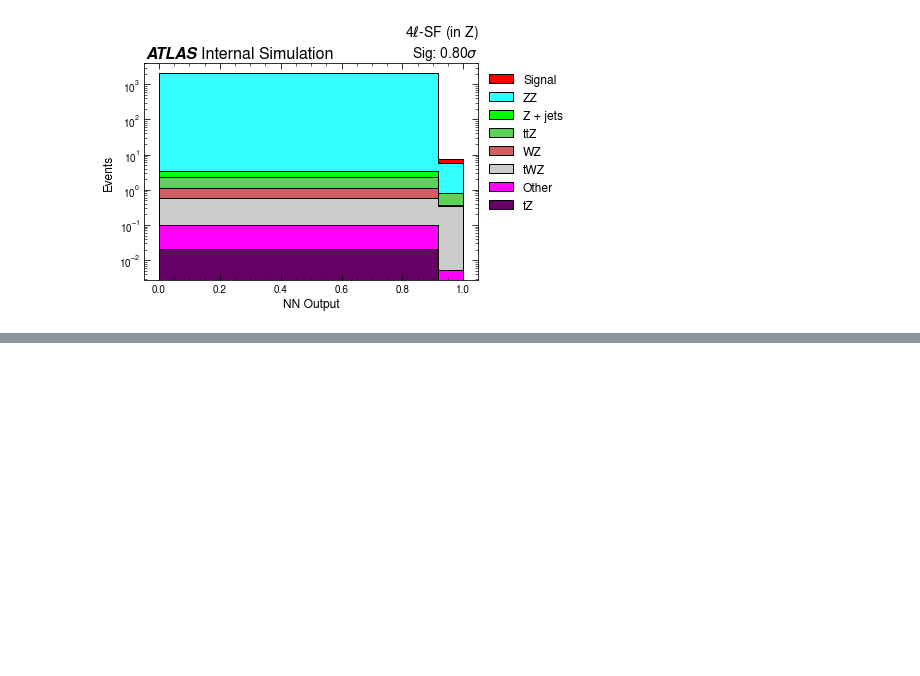
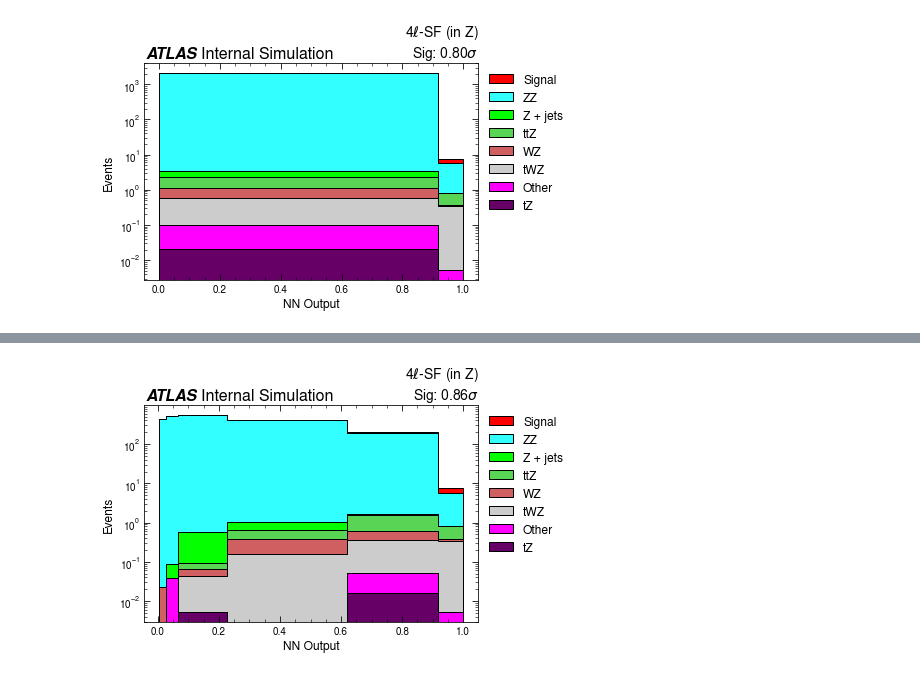
Before and after one commit to Moelf/WVZAnalysis.jl, a Jupyter notebook: kees_code/sig_scan_tests/sig_scans_SF_inZ.ipynb, the cells around one changed output, grey strips where cells are left out. Cells and saved outputs as stored; diff of their text form; code cells hidden in the pictures; blank space fills up the shorter version.

Commit message:
Finished significance scan tests

```diff
--- a/kees_code/sig_scan_tests/sig_scans_SF_inZ.ipynb
+++ b/kees_code/sig_scan_tests/sig_scans_SF_inZ.ipynb
@@ -267,0 +319,16 @@ plot_util.make_nn_output_source_plot(bg_tZ_sample,
+# %%
+bin_significances = [0] * (len(bin_edges) - 1)
+
+for i in range(len(bin_edges) - 1):
+    bin_start = bin_edges[i]
+    bin_end = bin_edges[i + 1]
+
+    bin_events = combined_data[(combined_data.nn_out > bin_start)&(combined_data.nn_out < bin_end)]
+    n_sig = np.sum(bin_events[bin_events.is_signal == 1].wgt)
+    n_bg = np.sum(bin_events[bin_events.is_signal == 0].wgt)
+
+    bin_significances[i] = util.significance(n_sig, n_bg)
+    print('Bin', i+1, 'significance:', bin_significances[i], 'sigma')
+
+total_sig = np.sqrt(np.sum(np.square(bin_significances)))
+print('Total significance:', total_sig, 'sigma')
@@ -267,0 +343,39 @@ plot_util.make_nn_output_source_plot(bg_tZ_sample,
+# %%
+bg_sample = combined_data[combined_data.is_signal == 0]
+sig_sample = combined_data[combined_data.is_signal == 1]
+
+bg_ZZ_sample = bg_sample[bg_sample.source == 'ZZ']
+bg_Zjets_sample = bg_sample[bg_sample.source == 'Z + jets']
+bg_ttZ_sample = bg_sample[bg_sample.source == 'ttZ']
+bg_WZ_sample = bg_sample[bg_sample.source == 'WZ']
+bg_tWZ_sample = bg_sample[bg_sample.source == 'tWZ']
+bg_other_sample = bg_sample[bg_sample.source == 'Other']
+# bg_Zgamma_sample = bg_sample[bg_sample.source == 'Z + gamma']
+bg_tZ_sample = bg_sample[bg_sample.source == 'tZ']
+
+color_palette = plot_util.color_scheme
+colors = [color_palette['tZ'],
+#           color_palette['Zgamma'],
+          color_palette['others'],
+          color_palette['tWZ'],
+          color_palette['WZ'],
+          color_palette['ttZ'],
+          color_palette['Zjets'],
+          color_palette['ZZ'],
+          color_palette['WVZ']
+         ]
+
+plot_util.make_nn_output_source_plot(bg_tZ_sample,
+#                                      bg_Zgamma_sample,
+                                     bg_other_sample,
+                                     bg_tWZ_sample,
+                                     bg_WZ_sample,
+                                     bg_ttZ_sample,
+                                     bg_Zjets_sample,
+                                     bg_ZZ_sample,
+                                     sig_sample, colors=colors, column='nn_out', bins=bin_edges, log=True,
+                                     save=True,
+                                     save_dir='plots/', save_name='greedy_right_SF_inZ',
+                                     title='4$\ell$-SF (in Z)'+'\nSig: %.2f$\sigma$'%total_sig)
+# %% [output]
+[figure, added]
```
Also changed, not shown: parts of 5 cells of this notebook, 5 other files.
